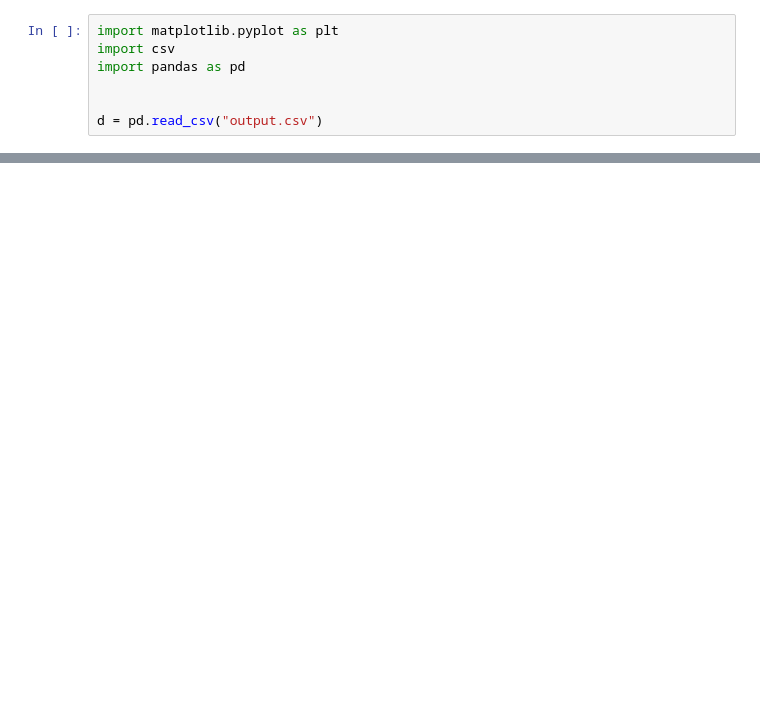
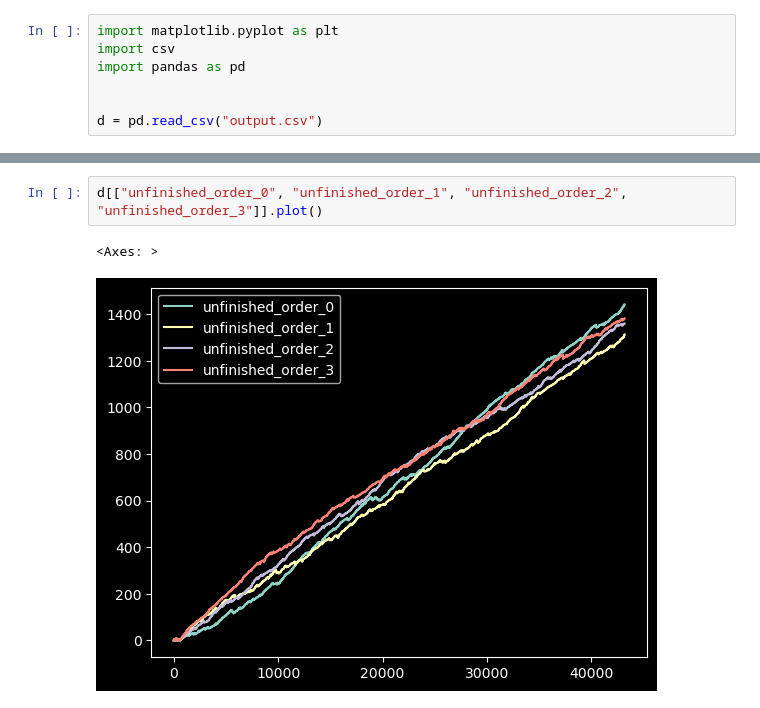
Before and after one commit to kornbjtu/LargeEvent, a Jupyter notebook: plot.ipynb, the cells around one changed output, grey strips where cells are left out. Saved outputs shown, nothing was run; the diff lists cells and outputs as text; blank space fills up the shorter version.

```diff
--- a/plot.ipynb
+++ b/plot.ipynb
@@ -20 +36,6 @@ d.describe()
+# %%
+d[["unfinished_order_0", "unfinished_order_1", "unfinished_order_2", "unfinished_order_3"]].plot()
+# %% [output]
+<Axes: >
+[figure, added]
 # %%
```
Also changed, not shown: parts of 4 cells of this notebook, 2 other files.
